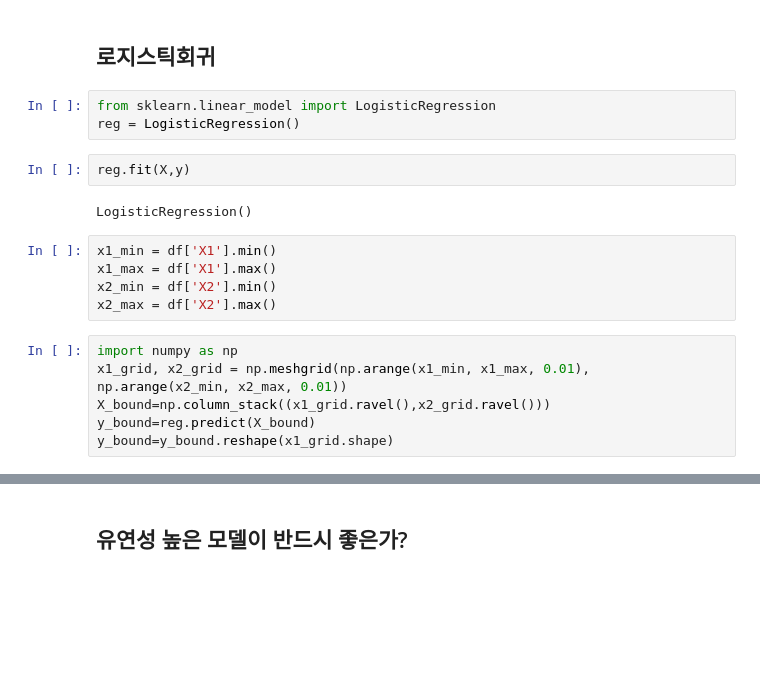
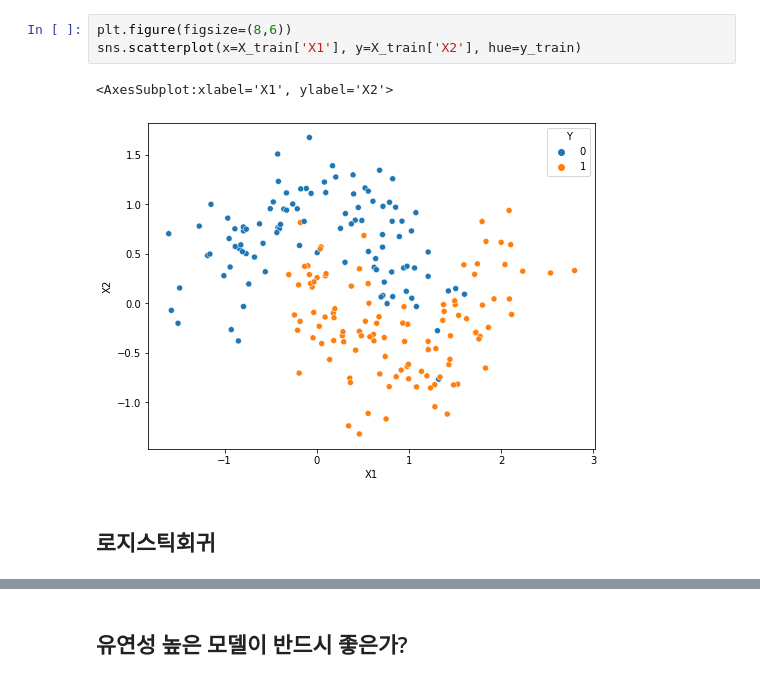
Before and after one commit to ralbu85/DataScience_2022S, a Jupyter notebook: 05_2_일반화와과적합_분류.ipynb, the cells around one changed output, grey strips where cells are left out. Cells and saved outputs as stored; diff of their text form; blank space fills up the shorter version.

```diff
--- a/05_2_일반화와과적합_분류.ipynb
+++ b/05_2_일반화와과적합_분류.ipynb
@@ -21,20 +32,8 @@ plt.scatter(X['X1'],X['X2'],c=y)
+# %%
+plt.figure(figsize=(8,6))
+sns.scatterplot(x=X_train['X1'], y=X_train['X2'], hue=y_train)
+# %% [output]
+<AxesSubplot:xlabel='X1', ylabel='X2'>
+[figure, added]
 # %% [markdown]
 ## 로지스틱회귀
-# %%
-from sklearn.linear_model import LogisticRegression
-reg = LogisticRegression()
-# %%
-reg.fit(X,y)
-# %% [output]
-LogisticRegression()
-# %%
-x1_min = df['X1'].min()
-x1_max = df['X1'].max()
-x2_min = df['X2'].min()
-x2_max = df['X2'].max()
-# %%
-import numpy as np
-x1_grid, x2_grid = np.meshgrid(np.arange(x1_min, x1_max, 0.01), np.arange(x2_min, x2_max, 0.01))
-X_bound=np.column_stack((x1_grid.ravel(),x2_grid.ravel()))
-y_bound=reg.predict(X_bound)
-y_bound=y_bound.reshape(x1_grid.shape)
```
Also changed, not shown: parts of 38 cells of this notebook, 3 other files.
